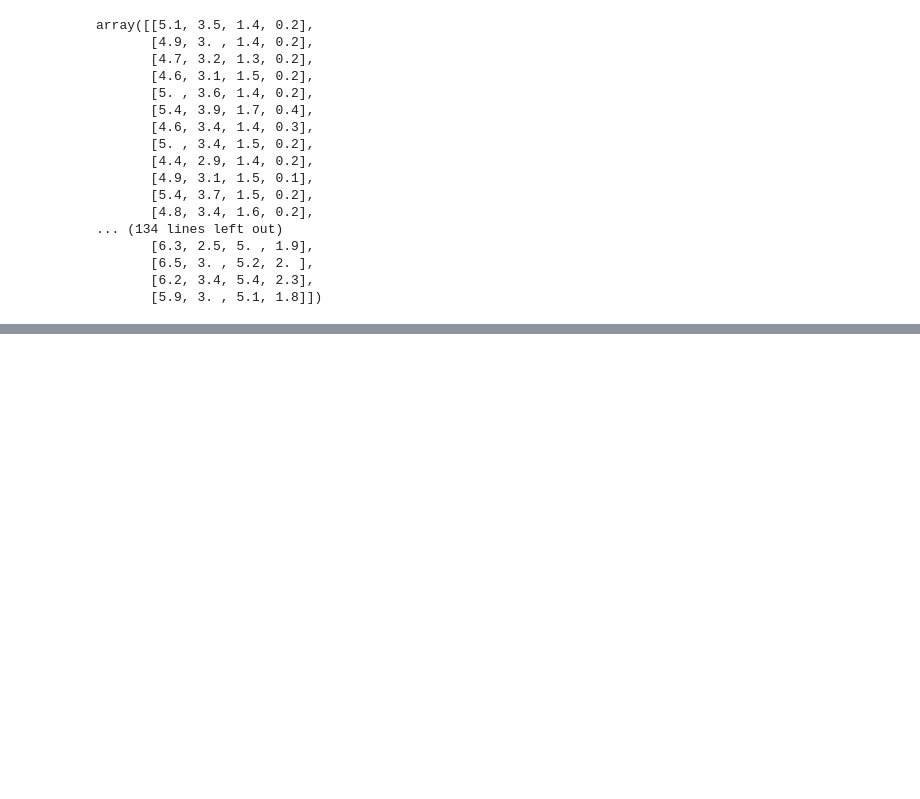
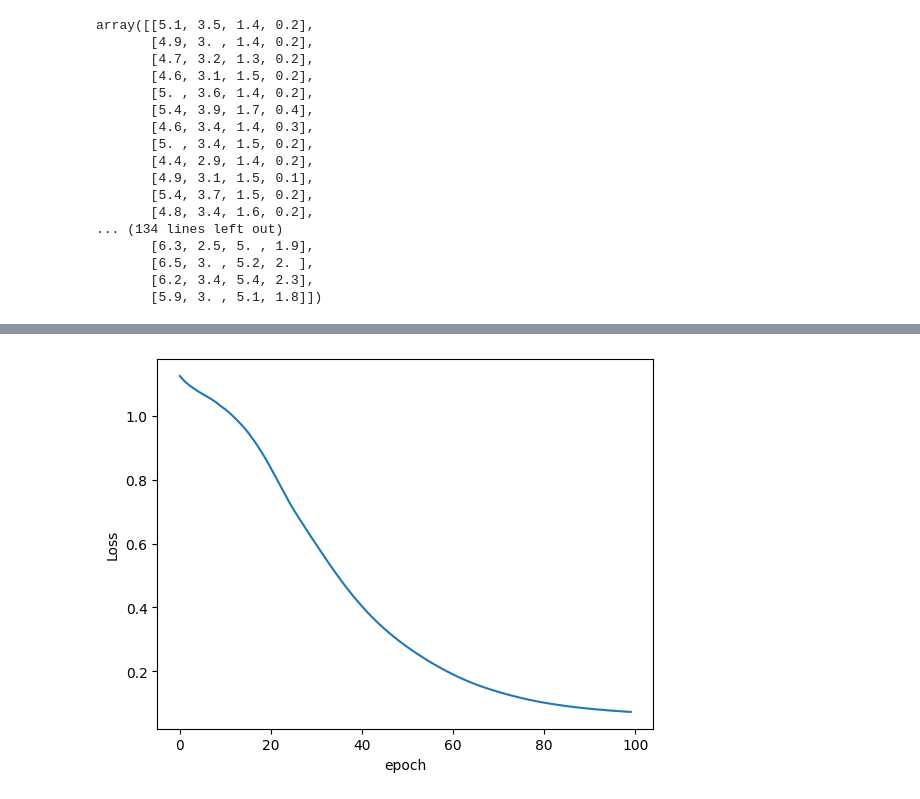
Before and after one commit to tauffique/Pytorch, a Jupyter notebook: pytorch.ipynb, the cells around one changed output, grey strips where cells are left out. Saved outputs shown, nothing was run; the diff lists cells and outputs as text; code cells hidden in the pictures; blank space fills up the shorter version.

```diff
--- a/pytorch.ipynb
+++ b/pytorch.ipynb
@@ -195,4 +195,8 @@ for i in range(epochs):
     i+=1
     y_pred = model.forward(X_train)
     loss = criterion(y_pred, y_train)
-    losses.append(loss)
+    losses.append(loss.detach().numpy())
+    print(f'epoch: {i:2}  loss: {loss.item():10.8f}')
+    optimizer.zero_grad()
+    loss.backward()
+    optimizer.step()
@@ -198,0 +221,6 @@ for i in range(epochs):
+# %%
+plt.plot(range(epochs), losses)
+plt.ylabel('Loss')
+plt.xlabel('epoch');
+# %% [output]
+[figure, added]
```
Also changed, not shown: parts of 1 cell of this notebook.
